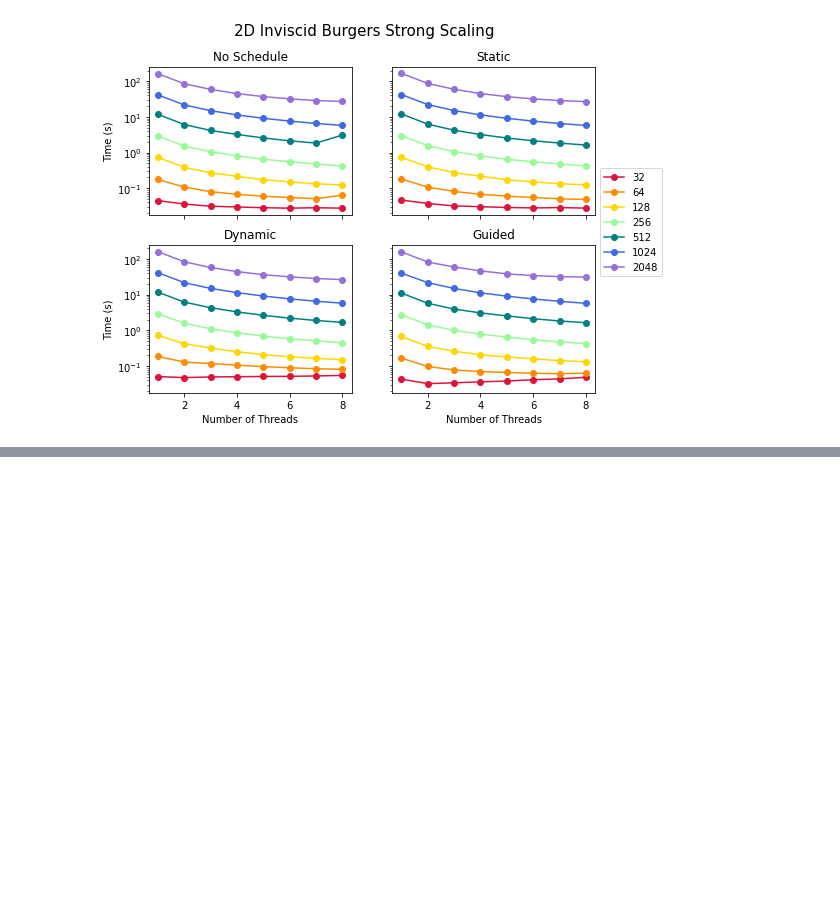
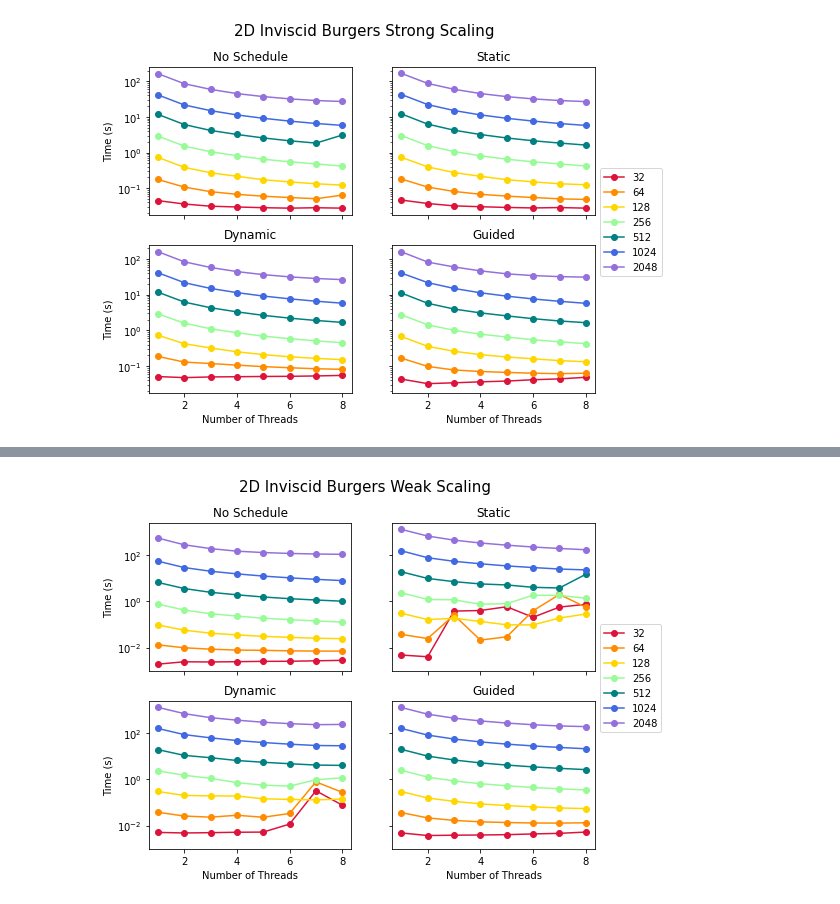
Before and after one commit to LivInTheLookingGlass/CMSE822-final, a Jupyter notebook: C++ Code/2D Burgers Equation Parallel/Plots.ipynb, the cells around one changed output, grey strips where cells are left out. Cells and saved outputs as stored; diff of their text form; code cells hidden in the pictures; blank space fills up the shorter version.

Commit message:
Update on Plots

```diff
--- a/C++ Code/2D Burgers Equation Parallel/Plots.ipynb
+++ b/C++ Code/2D Burgers Equation Parallel/Plots.ipynb
@@ -938,7 +938,7 @@ axes[1,0].plot(dynamic_weak_2048_t,dynamic_weak_2048_average_time, 'o-',color =
 axes[1,0].set_yscale('log')
 axes[1,0].set_title("Dynamic")
 axes[1,0].set_xlabel('Number of Threads')
-axes[1,0].set_ylabel('Time (s)'
+axes[1,0].set_ylabel('Time (s)')
 
 # Bottom Right Subplot
 axes[1,1].plot(guided_weak_32_t,guided_weak_32_average_time, 'o-',color = 'crimson',label='32')
@@ -962,3 +961,4 @@ SyntaxError: invalid syntax (<ipython-input-10-4a1e501a0513>, line 44)
+[figure, added]
 # %%
 plt.plot(default_strong_2048_t,default_strong_2048_average_time, 'o-',color = 'palegreen',label='No Schedule')
 plt.plot(static_strong_2048_t,static_strong_2048_average_time, 'o-',color = 'teal',label='Static')
```
Also changed, not shown: parts of 3 cells of this notebook, 7 other files.
